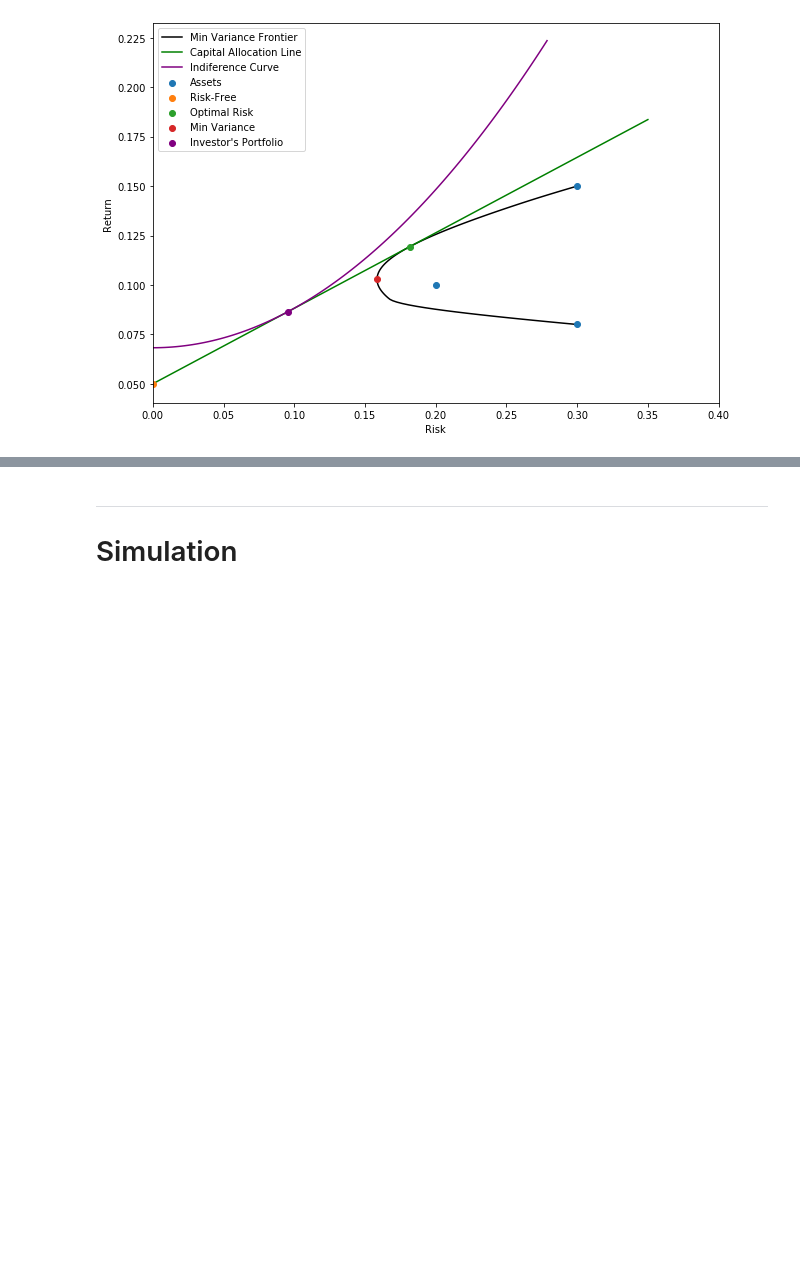
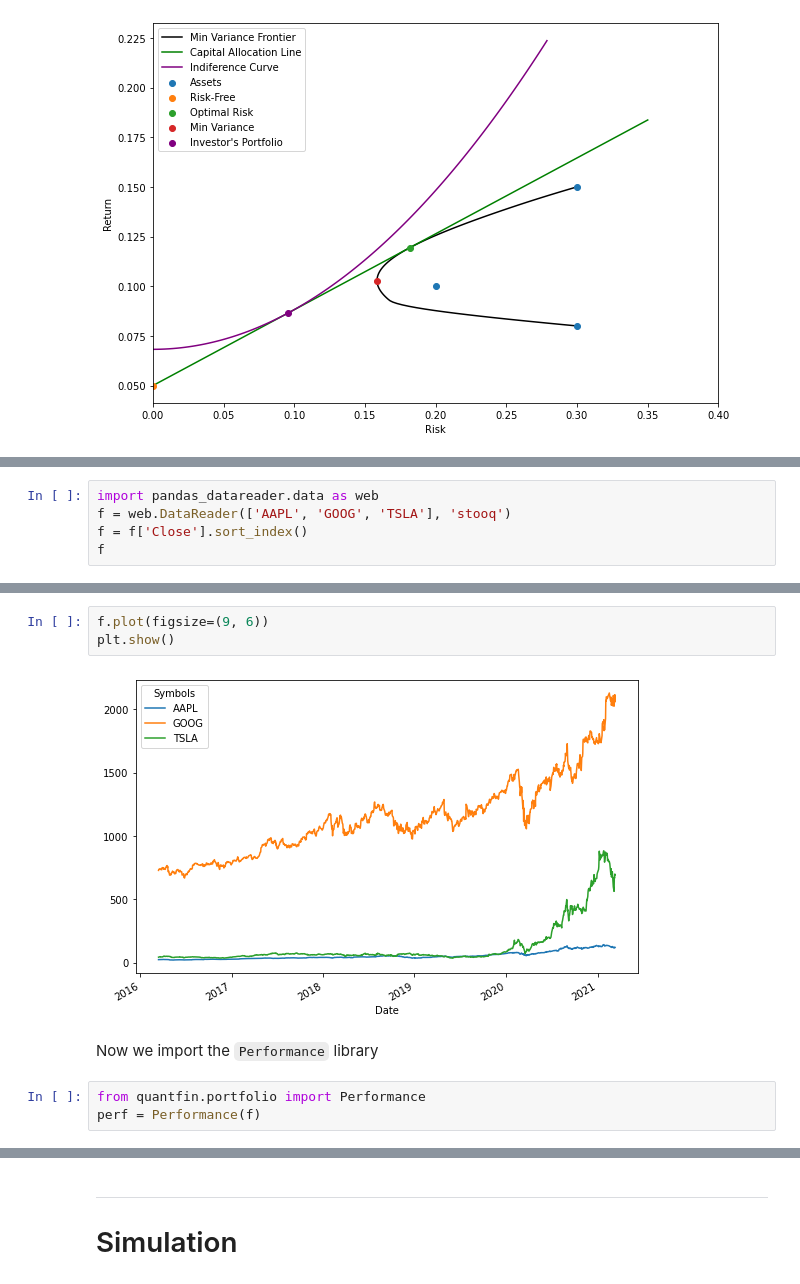
Before and after one commit to gusamarante/QuantFin, a Jupyter notebook: quantfin_examples.ipynb, the cells around one changed output, grey strips where cells are left out. Cells and saved outputs as stored; diff of their text form; blank space fills up the shorter version.

Commit message:
Progress on performance class

```diff
--- a/quantfin_examples.ipynb
+++ b/quantfin_examples.ipynb
@@ -231,0 +231,5 @@ mkw.plot(figsize=(9, 6))
+# %%
+import pandas_datareader.data as web
+f = web.DataReader(['AAPL', 'GOOG', 'TSLA'], 'stooq')
+f = f['Close'].sort_index()
+f
@@ -231,0 +251,10 @@ mkw.plot(figsize=(9, 6))
+# %%
+f.plot(figsize=(9, 6))
+plt.show()
+# %% [output]
+[figure, added]
+# %% [markdown]
+Now we import the `Performance` library
+# %%
+from quantfin.portfolio import Performance
+perf = Performance(f)
```
Also changed, not shown: parts of 18 cells of this notebook, 2 other files.
